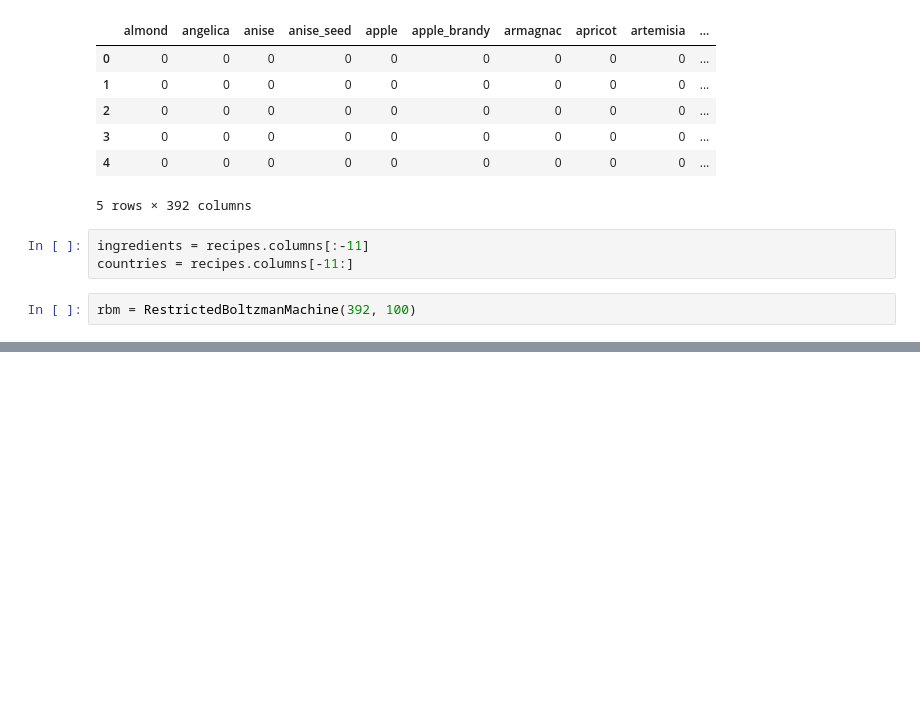
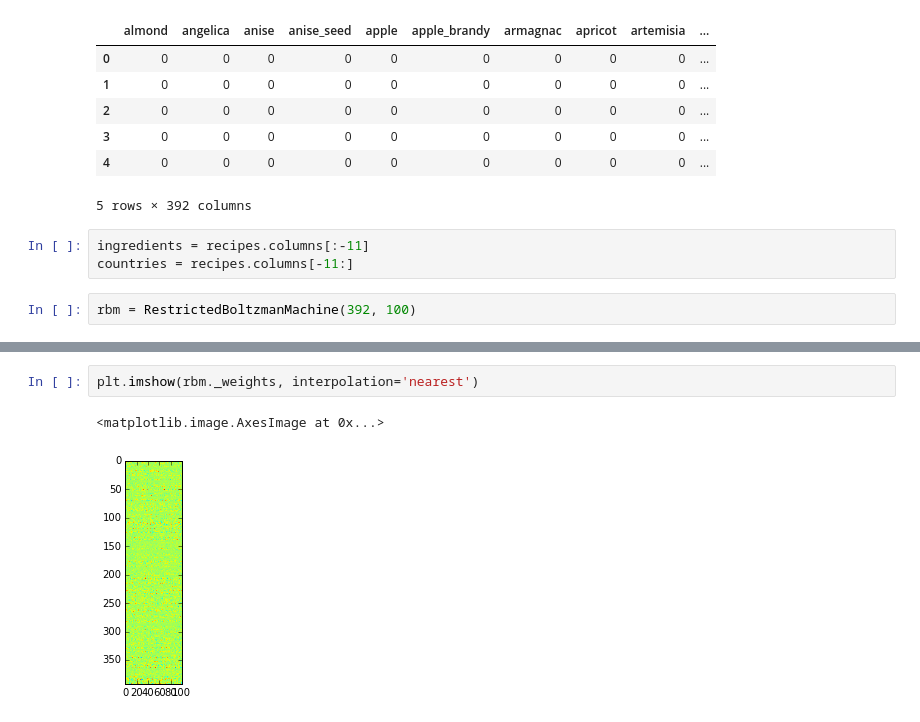
Before and after one commit to MichielStock/Just_for_fun, a Jupyter notebook: RestrictedBoltzmanMachine/RecipeSampler.ipynb, the cells around one changed output, grey strips where cells are left out. Cells and saved outputs as stored; diff of their text form; blank space fills up the shorter version.

```diff
--- a/RestrictedBoltzmanMachine/RecipeSampler.ipynb
+++ b/RestrictedBoltzmanMachine/RecipeSampler.ipynb
@@ -33,0 +40,5 @@ error += rbm.train_stochastic_gradient_ascent(recipes.values, learning_rate=0.00
+# %%
+plt.imshow(rbm._weights, interpolation='nearest')
+# %% [output]
+<matplotlib.image.AxesImage at 0x...>
+[figure, added]
```
Also changed, not shown: parts of 7 cells of this notebook, 1 other file.
